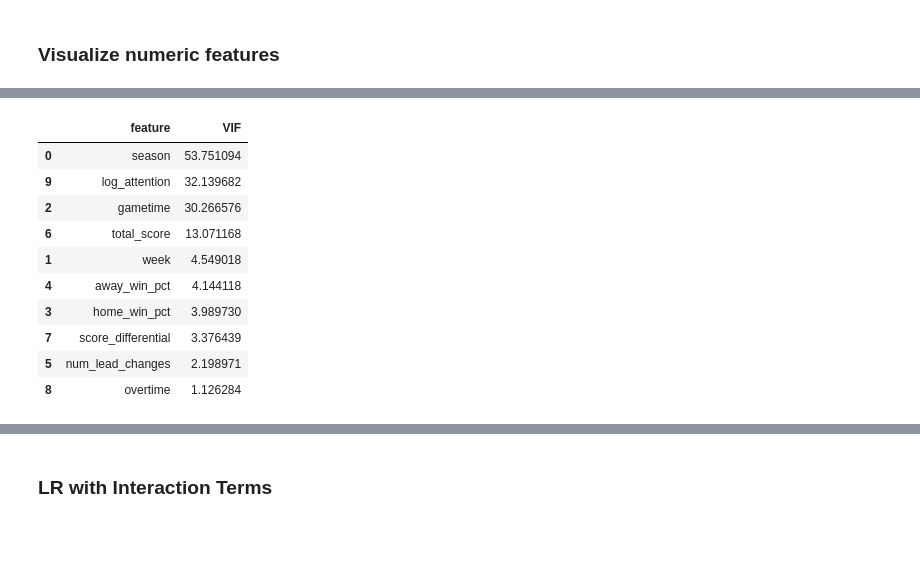
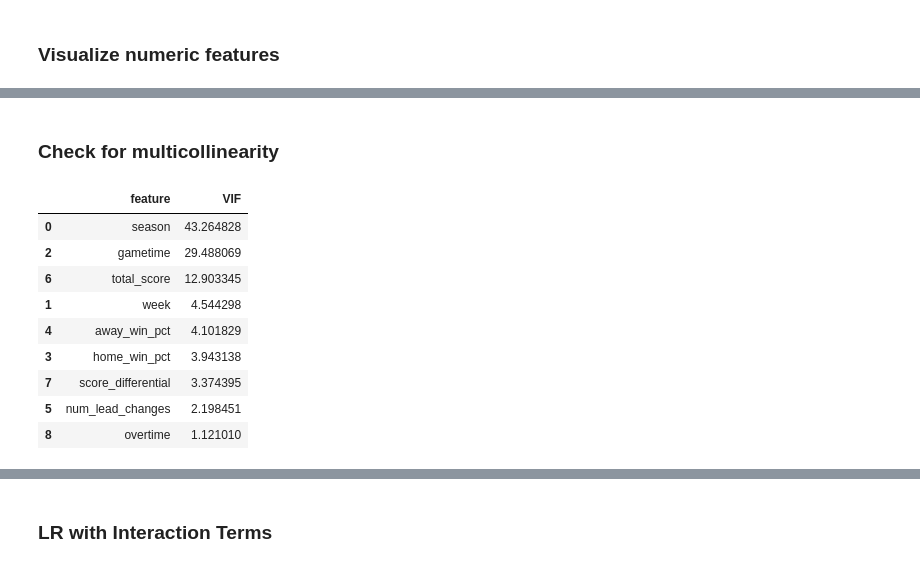
Before and after one commit to ekollrack/EK-Thesis, a Jupyter notebook: linear_regression.ipynb, the cells around one changed output, grey strips where cells are left out. Cells and saved outputs as stored; diff of their text form; code cells hidden in the pictures; blank space fills up the shorter version.

```diff
--- a/linear_regression.ipynb
+++ b/linear_regression.ipynb
@@ -27,8 +43,8 @@ games['log_attention'] = np.log1p(games['attention'])
 # %% [markdown]
 ### Adjust game time to minutes and date to datetime format
-# %%
-games['date'] = pd.to_datetime(games['date'])
-games['gametime'] = games['gametime'].str.split(':').apply(lambda x: int(x[0]) * 60 + int(x[1]))
+# %%
+games['gametime'] = games['gametime'].str.replace(':', '').astype(int)
+games['date'] = pd.to_datetime(games['date'])
 # %% [markdown]
 ### Encode categorical features
 # %%
@@ -57,18 +92,19 @@ plt.show()
+# %% [markdown]
+### Check for multicollinearity
 # %%
-X = games_encoded.select_dtypes(include='number').drop(columns=['attention'])
+X = games_encoded.select_dtypes(include='number').drop(columns=['attention', 'log_attention'])
 vif = pd.DataFrame()
 vif['feature'] = X.columns
 vif['VIF'] = [variance_inflation_factor(X.values, i) for i in range(X.shape[1])]
 vif.sort_values(by='VIF', ascending=False)
 # %% [output]
 |  | feature | VIF |
-| 0 | season | 53.751094 |
-| 9 | log_attention | 32.139682 |
-| 2 | gametime | 30.266576 |
-| 6 | total_score | 13.071168 |
-| 1 | week | 4.549018 |
-| 4 | away_win_pct | 4.144118 |
-| 3 | home_win_pct | 3.989730 |
-| 7 | score_differential | 3.376439 |
-| 5 | num_lead_changes | 2.198971 |
-| 8 | overtime | 1.126284 |
+| 0 | season | 43.264828 |
+| 2 | gametime | 29.488069 |
+| 6 | total_score | 12.903345 |
+| 1 | week | 4.544298 |
+| 4 | away_win_pct | 4.101829 |
+| 3 | home_win_pct | 3.943138 |
+| 7 | score_differential | 3.374395 |
+| 5 | num_lead_changes | 2.198451 |
+| 8 | overtime | 1.121010 |
```
Also changed, not shown: parts of 22 cells of this notebook, 1 other file.
